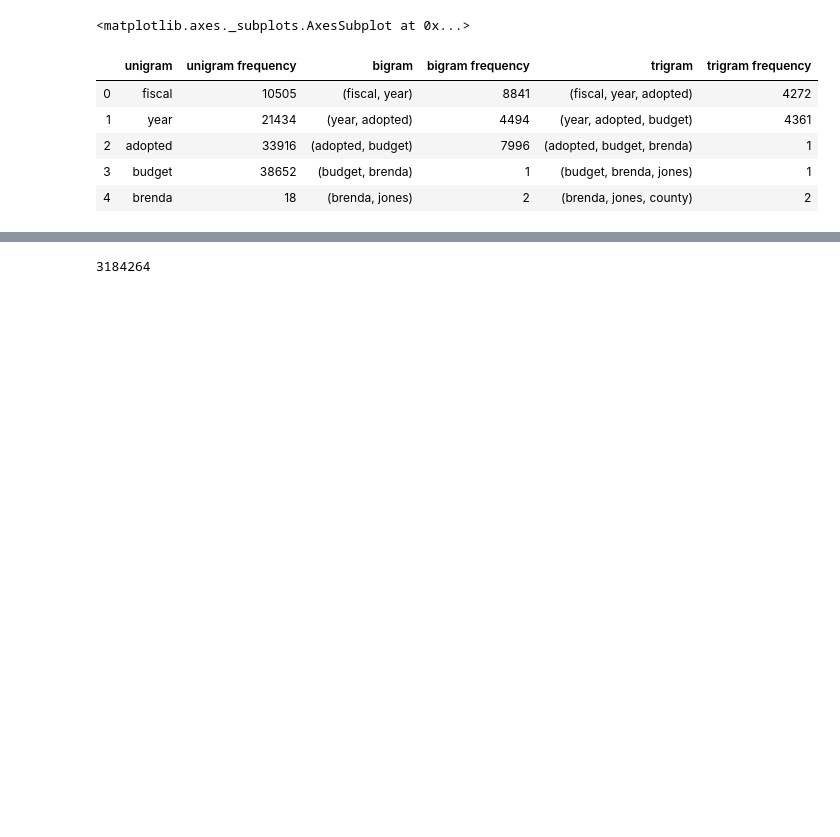
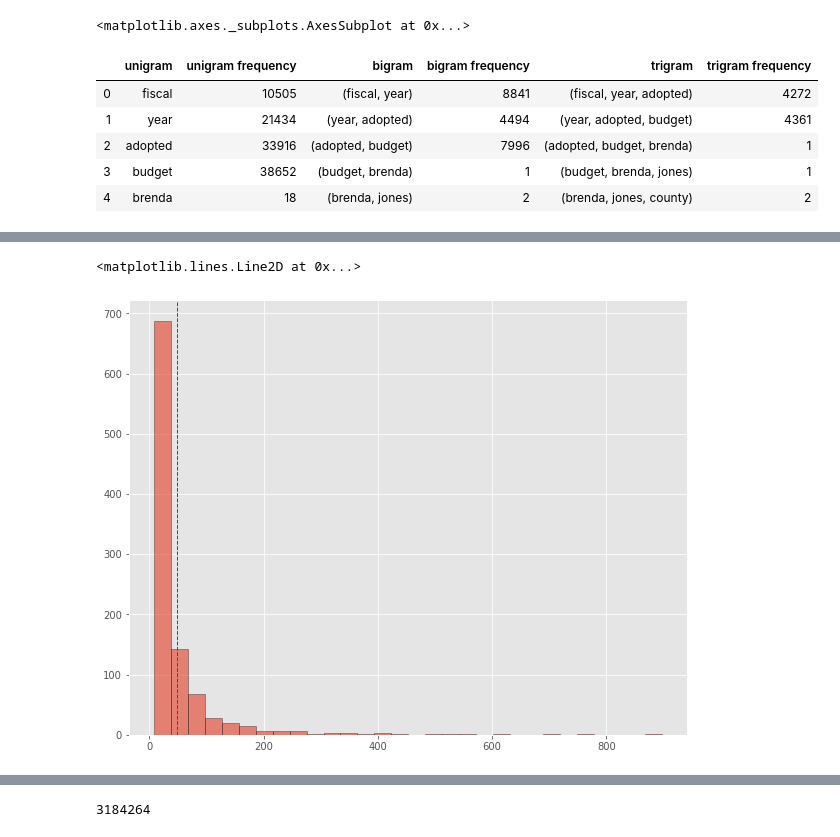
Before and after one commit to UNCG-CSE/Budget_Text_Analysis, a Jupyter notebook: src/StatisticalTextAnalysis/original/Statistical-Text-Analysis.ipynb, the cells around one changed output, grey strips where cells are left out. Drawn from its saved outputs; the diff is of its cells as text; code cells hidden in the pictures; blank space fills up the shorter version.

```diff
--- a/src/StatisticalTextAnalysis/original/Statistical-Text-Analysis.ipynb
+++ b/src/StatisticalTextAnalysis/original/Statistical-Text-Analysis.ipynb
@@ -172,0 +235,12 @@ ngrams_df.head()
+# %%
+counts2 = list(collections.Counter(df_stats['content'][1]).most_common(1000))
+df2 = pd.DataFrame(counts2, columns=['word', 'frequency2'])
+s2 = np.array(df2['frequency2'])
+m2 = df2['frequency2'].mean()
+
+plt.figure(figsize=(10,8))
+plt.hist(s2, bins=30, edgecolor='k', alpha=0.65)
+plt.axvline(s.mean(), color='r', linestyle='dashed', linewidth=1)
+# %% [output]
+<matplotlib.lines.Line2D at 0x...>
+[figure, added]
```
Also changed, not shown: parts of 17 cells of this notebook, 3 other files.
